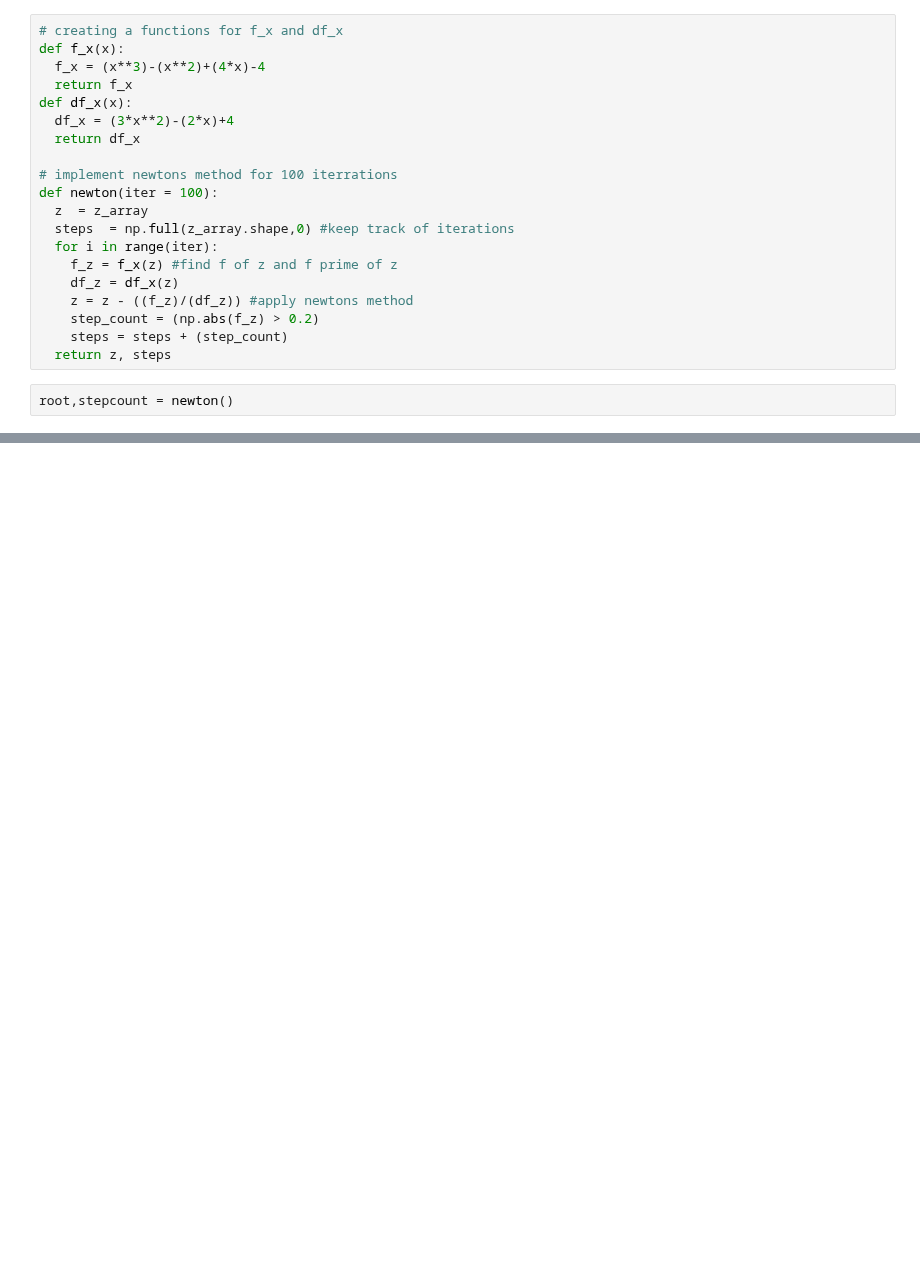
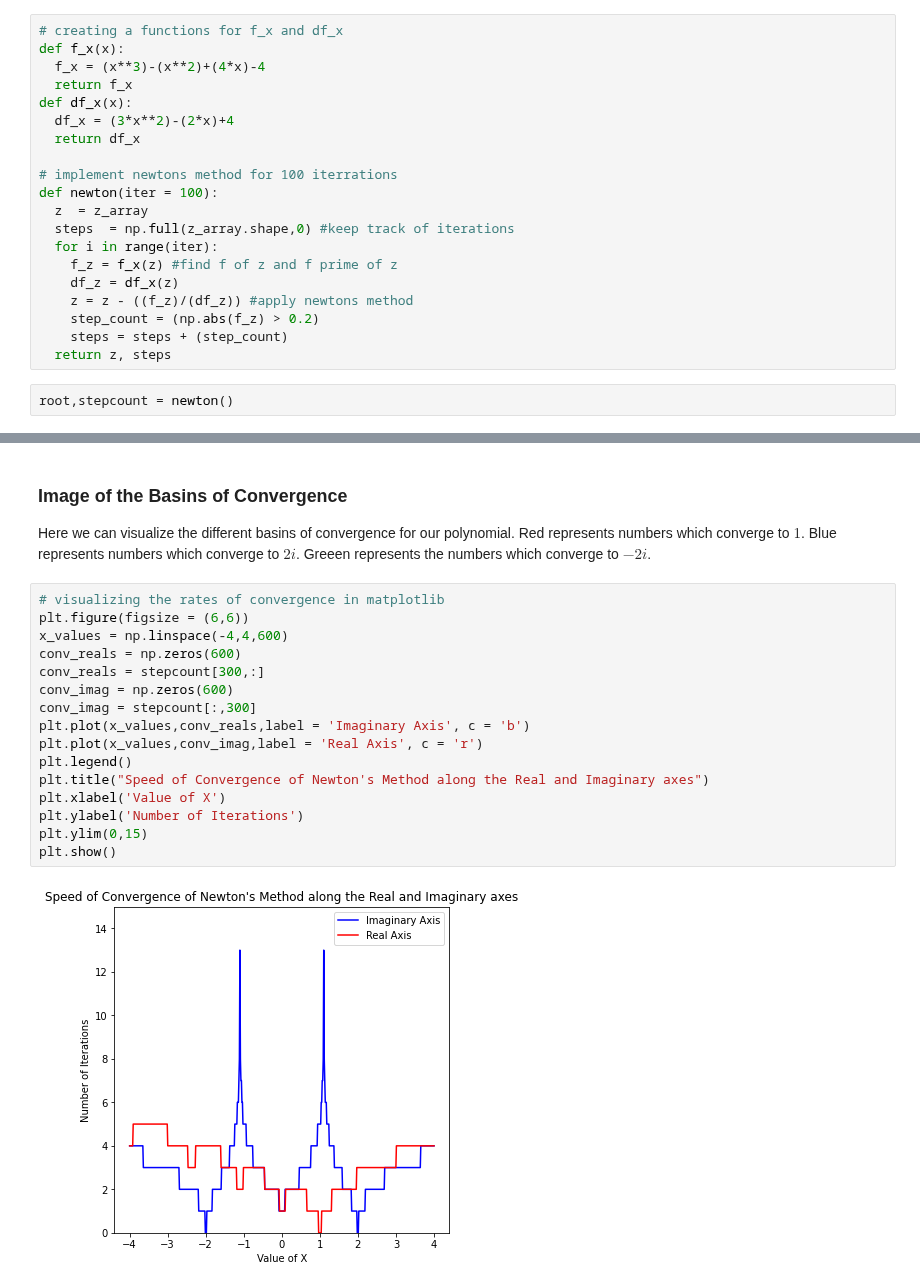
Before and after one commit to 001hazel/Math-152, a Jupyter notebook: Exploration2.ipynb, the cells around one changed output, grey strips where cells are left out. Saved outputs shown, nothing was run; the diff lists cells and outputs as text; blank space fills up the shorter version.

```diff
--- a/Exploration2.ipynb
+++ b/Exploration2.ipynb
@@ -72,0 +66,23 @@ display(img)
+# %% [markdown]
+### Image of the Basins of Convergence
+
+Here we can visualize the different basins of convergence for our polynomial.
+Red represents numbers which converge to $1$. Blue represents numbers which converge to $2i$. Greeen represents the numbers which converge to $-2i$.
+# %%
+# visualizing the rates of convergence in matplotlib
+plt.figure(figsize = (6,6))
+x_values = np.linspace(-4,4,600)
+conv_reals = np.zeros(600)
+conv_reals = stepcount[300,:]
+conv_imag = np.zeros(600)
+conv_imag = stepcount[:,300]
+plt.plot(x_values,conv_reals,label = 'Imaginary Axis', c = 'b')
+plt.plot(x_values,conv_imag,label = 'Real Axis', c = 'r')
+plt.legend()
+plt.title("Speed of Convergence of Newton's Method along the Real and Imaginary axes")
+plt.xlabel('Value of X')
+plt.ylabel('Number of Iterations')
+plt.ylim(0,15)
+plt.show()
+# %% [output]
+[figure, added]
```
Also changed, not shown: parts of 5 cells of this notebook.
